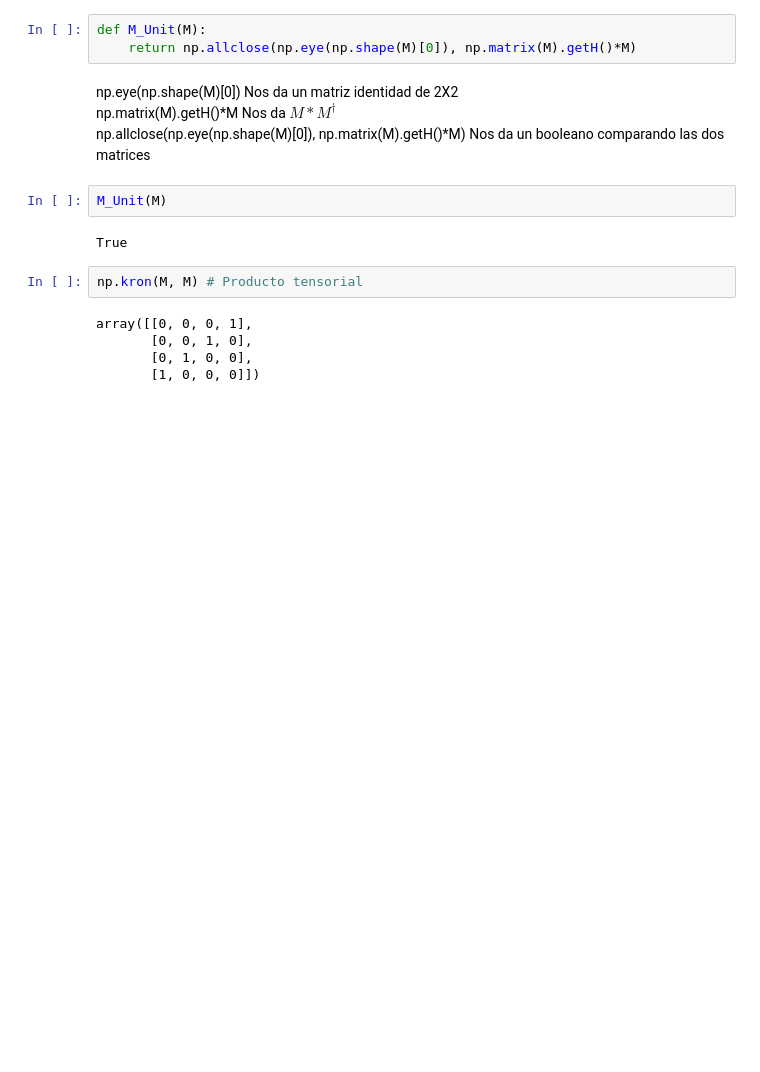
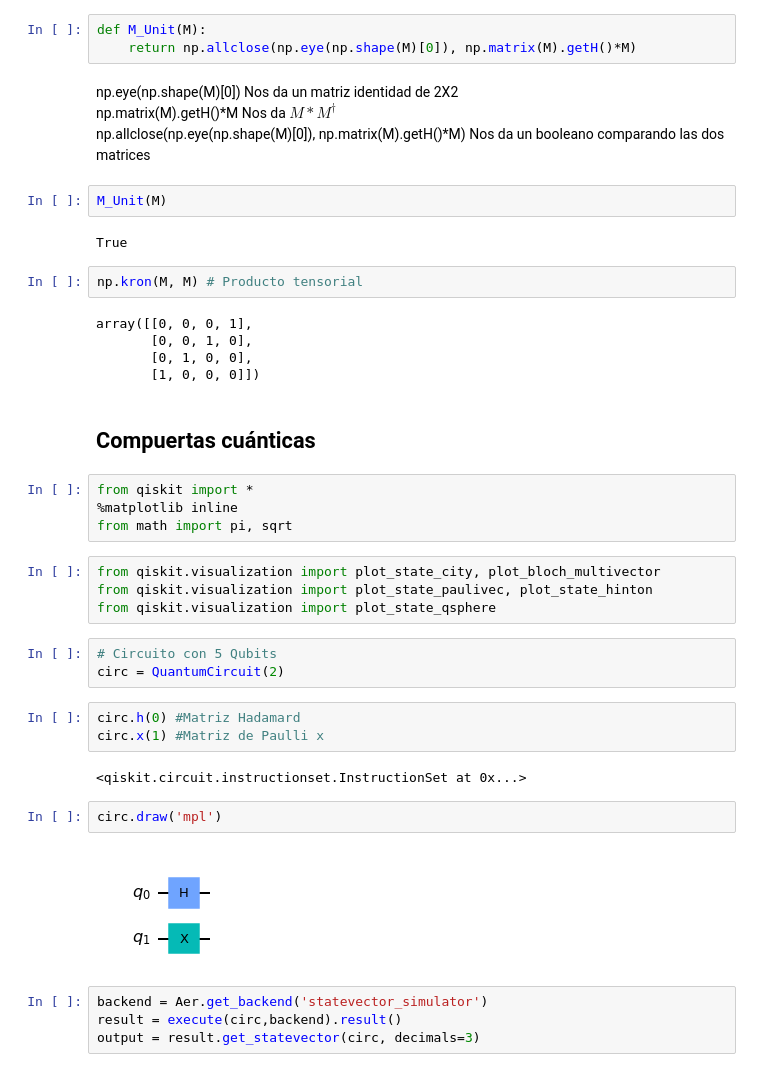
Before and after one commit to BrianBarajas/Quantum_Computing_Codes, a Jupyter notebook: Quantum_Comp.ipynb, the cells around one changed output. Cells and saved outputs as stored; diff of their text form; blank space fills up the shorter version.

Commit message:
Capitulo de compuertas cuánticas

```diff
--- a/Quantum_Comp.ipynb
+++ b/Quantum_Comp.ipynb
@@ -91,3 +95,29 @@ array([[0, 0, 0, 1],
        [0, 0, 1, 0],
        [0, 1, 0, 0],
        [1, 0, 0, 0]])
+# %% [markdown]
+## Compuertas cuánticas
+# %%
+from qiskit import *
+%matplotlib inline
+from math import pi, sqrt
+# %%
+from qiskit.visualization import plot_state_city, plot_bloch_multivector
+from qiskit.visualization import plot_state_paulivec, plot_state_hinton
+from qiskit.visualization import plot_state_qsphere
+# %%
+# Circuito con 5 Qubits
+circ = QuantumCircuit(2)
+# %%
+circ.h(0) #Matriz Hadamard
+circ.x(1) #Matriz de Paulli x
+# %% [output]
+<qiskit.circuit.instructionset.InstructionSet at 0x...>
+# %%
+circ.draw('mpl')
+# %% [output]
+[figure, added]
+# %%
+backend = Aer.get_backend('statevector_simulator')
+result = execute(circ,backend).result()
+output = result.get_statevector(circ, decimals=3)
```
Also changed, not shown: parts of 2 cells of this notebook.
